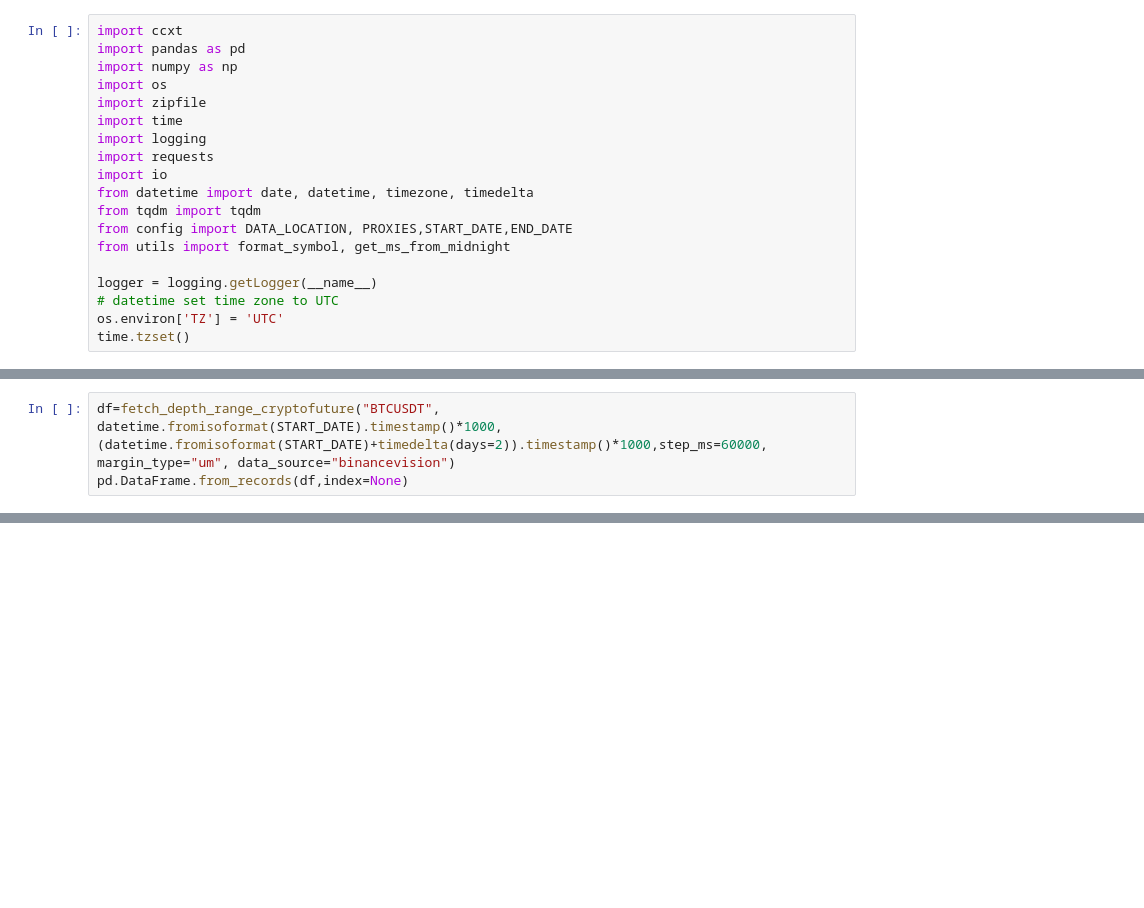
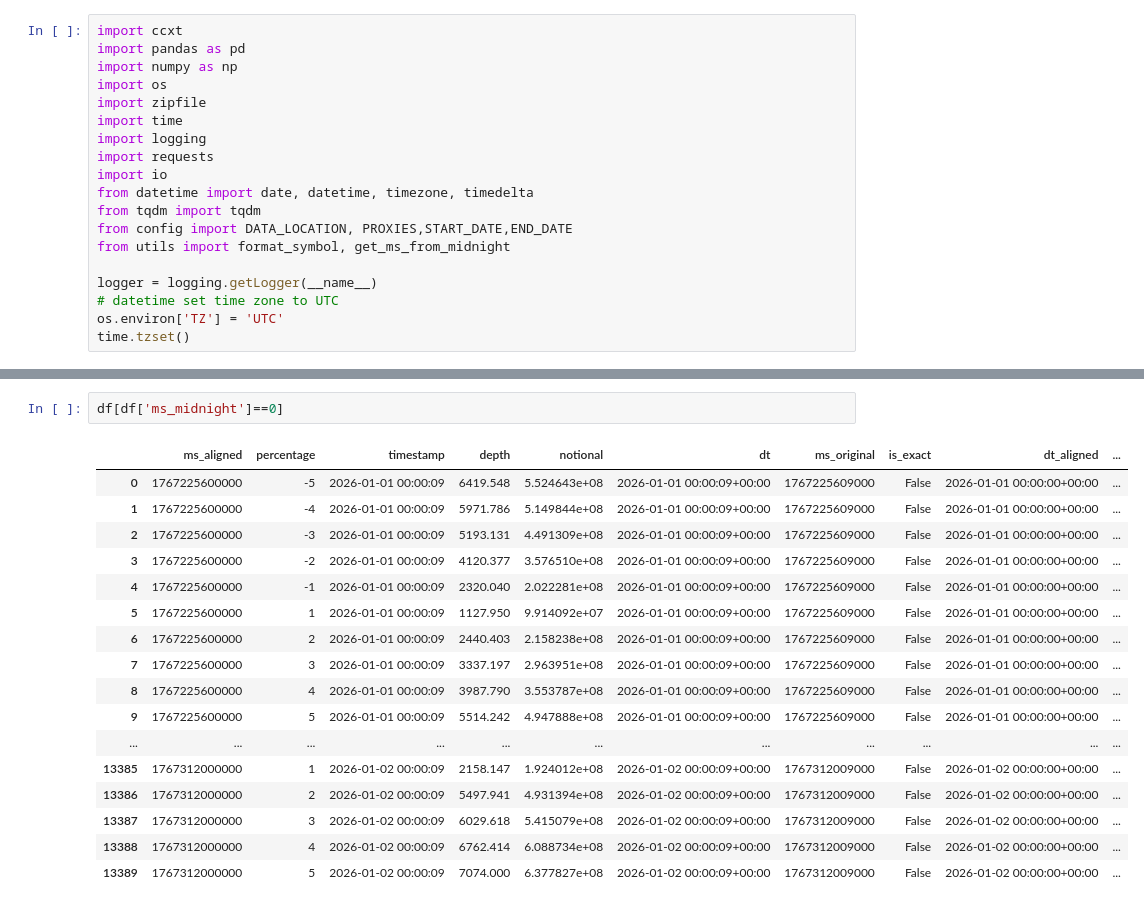
Before and after one commit to rookieCryptoTraders/rookie_lean, a Jupyter notebook: ccxt_data_fetch/test.ipynb, the cells around one changed output, grey strips where cells are left out. Cells and saved outputs as stored; diff of their text form; blank space fills up the shorter version.

```diff
--- a/ccxt_data_fetch/test.ipynb
+++ b/ccxt_data_fetch/test.ipynb
@@ -165,3 +569,0 @@ pd.DataFrame.from_records(df,index=None)
-# %%
-df=fetch_depth_range_cryptofuture("BTCUSDT", datetime.fromisoformat(START_DATE).timestamp()*1000, (datetime.fromisoformat(START_DATE)+timedelta(days=2)).timestamp()*1000,step_ms=60000, margin_type="um", data_source="binancevision")
-pd.DataFrame.from_records(df,index=None)
@@ -181,0 +581,20 @@ pd.DataFrame.from_records(df,index=None)
+# %%
+df[df['ms_midnight']==0]
+# %% [output]
+|  | ms_aligned | percentage | timestamp | depth | notional | dt | ms_original | is_exact | dt_aligned | ... |
+| 0 | 1767225600000 | -5 | 2026-01-01 00:00:09 | 6419.548 | 5.524643e+08 | 2026-01-01 00:00:09+00:00 | 1767225609000 | False | 2026-01-01 00:00:00+00:00 | ... |
+| 1 | 1767225600000 | -4 | 2026-01-01 00:00:09 | 5971.786 | 5.149844e+08 | 2026-01-01 00:00:09+00:00 | 1767225609000 | False | 2026-01-01 00:00:00+00:00 | ... |
+| 2 | 1767225600000 | -3 | 2026-01-01 00:00:09 | 5193.131 | 4.491309e+08 | 2026-01-01 00:00:09+00:00 | 1767225609000 | False | 2026-01-01 00:00:00+00:00 | ... |
+| 3 | 1767225600000 | -2 | 2026-01-01 00:00:09 | 4120.377 | 3.576510e+08 | 2026-01-01 00:00:09+00:00 | 1767225609000 | False | 2026-01-01 00:00:00+00:00 | ... |
+| 4 | 1767225600000 | -1 | 2026-01-01 00:00:09 | 2320.040 | 2.022281e+08 | 2026-01-01 00:00:09+00:00 | 1767225609000 | False | 2026-01-01 00:00:00+00:00 | ... |
+| 5 | 1767225600000 | 1 | 2026-01-01 00:00:09 | 1127.950 | 9.914092e+07 | 2026-01-01 00:00:09+00:00 | 1767225609000 | False | 2026-01-01 00:00:00+00:00 | ... |
+| 6 | 1767225600000 | 2 | 2026-01-01 00:00:09 | 2440.403 | 2.158238e+08 | 2026-01-01 00:00:09+00:00 | 1767225609000 | False | 2026-01-01 00:00:00+00:00 | ... |
+| 7 | 1767225600000 | 3 | 2026-01-01 00:00:09 | 3337.197 | 2.963951e+08 | 2026-01-01 00:00:09+00:00 | 1767225609000 | False | 2026-01-01 00:00:00+00:00 | ... |
+| 8 | 1767225600000 | 4 | 2026-01-01 00:00:09 | 3987.790 | 3.553787e+08 | 2026-01-01 00:00:09+00:00 | 1767225609000 | False | 2026-01-01 00:00:00+00:00 | ... |
+| 9 | 1767225600000 | 5 | 2026-01-01 00:00:09 | 5514.242 | 4.947888e+08 | 2026-01-01 00:00:09+00:00 | 1767225609000 | False | 2026-01-01 00:00:00+00:00 | ... |
+| ... | ... | ... | ... | ... | ... | ... | ... | ... | ... | ... |
+| 13385 | 1767312000000 | 1 | 2026-01-02 00:00:09 | 2158.147 | 1.924012e+08 | 2026-01-02 00:00:09+00:00 | 1767312009000 | False | 2026-01-02 00:00:00+00:00 | ... |
+| 13386 | 1767312000000 | 2 | 2026-01-02 00:00:09 | 5497.941 | 4.931394e+08 | 2026-01-02 00:00:09+00:00 | 1767312009000 | False | 2026-01-02 00:00:00+00:00 | ... |
+| 13387 | 1767312000000 | 3 | 2026-01-02 00:00:09 | 6029.618 | 5.415079e+08 | 2026-01-02 00:00:09+00:00 | 1767312009000 | False | 2026-01-02 00:00:00+00:00 | ... |
+| 13388 | 1767312000000 | 4 | 2026-01-02 00:00:09 | 6762.414 | 6.088734e+08 | 2026-01-02 00:00:09+00:00 | 1767312009000 | False | 2026-01-02 00:00:00+00:00 | ... |
+| 13389 | 1767312000000 | 5 | 2026-01-02 00:00:09 | 7074.000 | 6.377827e+08 | 2026-01-02 00:00:09+00:00 | 1767312009000 | False | 2026-01-02 00:00:00+00:00 | ... |
```
Also changed, not shown: parts of 23 cells of this notebook, 10 other files.
